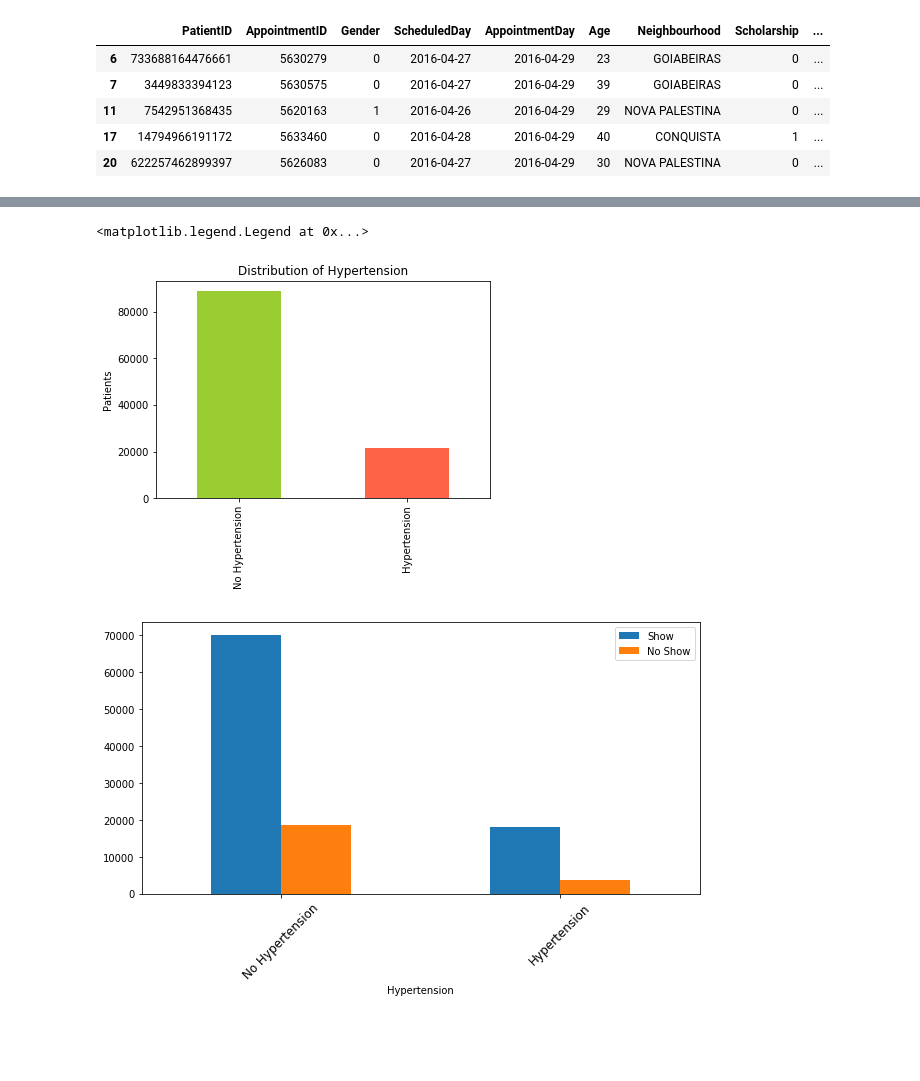
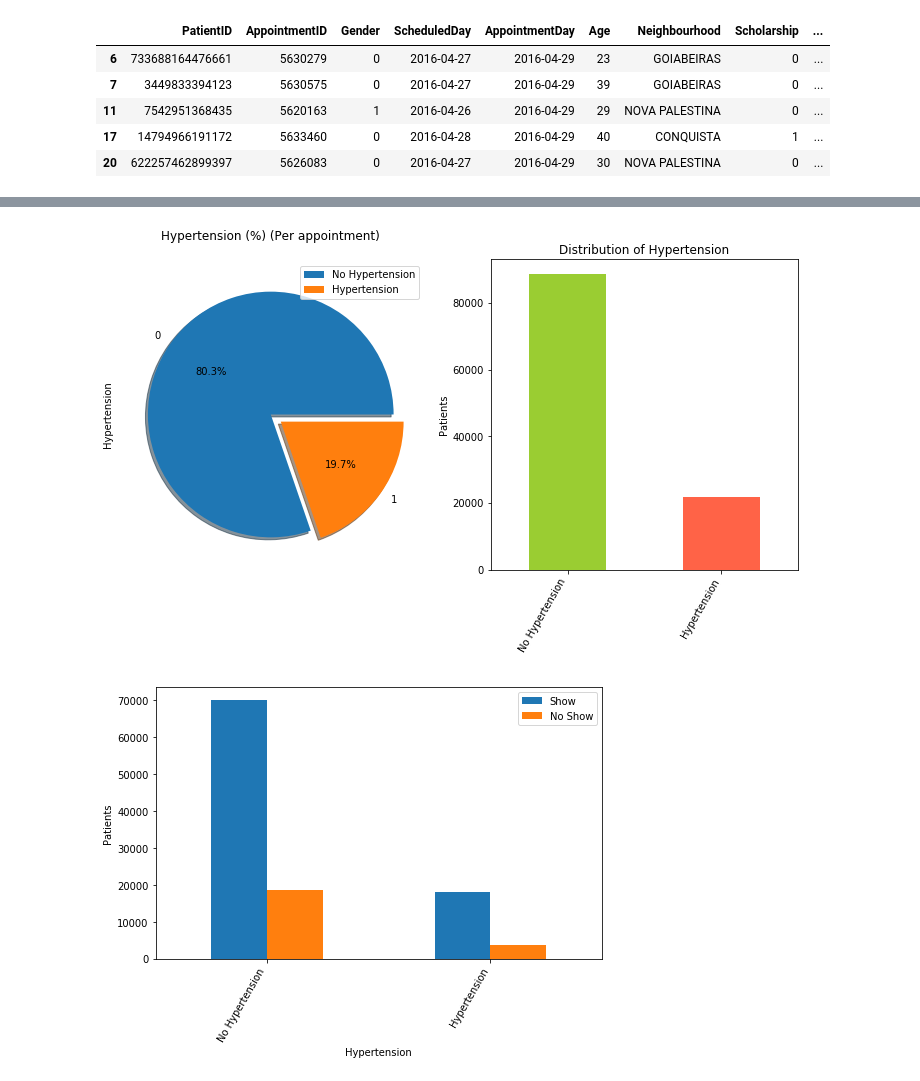
Before and after one commit to Lashuk1729/Medical-Appointment-No-Shows, a Jupyter notebook: Investigate_a_Dataset.ipynb, the cells around one changed output, grey strips where cells are left out. Cells and saved outputs as stored; diff of their text form; code cells hidden in the pictures; blank space fills up the shorter version.

```diff
--- a/Investigate_a_Dataset.ipynb
+++ b/Investigate_a_Dataset.ipynb
@@ -413,15 +462,29 @@ ax.legend(labels=['Show', 'No Show'])
 # %%
-df_bar = df['Hypertension'].value_counts().plot.bar(color=['yellowgreen','tomato'])
-df_bar.set_xticklabels(["No Hypertension", "Hypertension"])
-df_bar.set_ylabel("Patients")
-df_bar.set_title('Distribution of Hypertension')
+## Plotting gender distribution
+fig = plt.subplots(figsize=(10,6))
+
+plt.subplot(1,2,1)
+df_pie = (df['Hypertension'].value_counts()/100)
+ax1 = df_pie.plot.pie(shadow=True, explode=(0, 0.1), autopct='%1.1f%%')
+ax1.set_title('Hypertension (%) (Per appointment)\n');
+ax1.legend(labels=["No Hypertension", "Hypertension"],  loc="best")
+
+plt.subplot(1,2,2)
+df_bar = df['Hypertension'].value_counts()
+ax2 = df_bar.plot.bar(color=['yellowgreen','tomato'])
+ax2.set_xticklabels(["No Hypertension", "Hypertension"], rotation=60, ha="right")
+ax2.set_ylabel("Patients")
+ax2.set_title('Distribution of Hypertension')
+plt.tight_layout()
 
 df_count = pd.crosstab(df['Hypertension'], df['No_show'])
-ax = df_count.plot.bar(figsize=(10,5));
-ax.set_xticklabels(["No Hypertension", "Hypertension"], rotation = 45, fontsize = 12)
-ax.legend(labels=['Show', 'No Show'])
+ax3 = df_count.plot.bar(figsize=(8,5))
+ax3.set_xticklabels(["No Hypertension", "Hypertension"], rotation=60, ha="right")
+ax3.set_ylabel("Patients")
+ax3.legend(labels=['Show', 'No Show'])
+
+plt.show()
 # %% [output]
-<matplotlib.legend.Legend at 0x...>
-[figure, old version]
+[figure, new version]
-[figure, old version]
+[figure, new version]
 # %%
```
Also changed, not shown: parts of 16 cells of this notebook.
